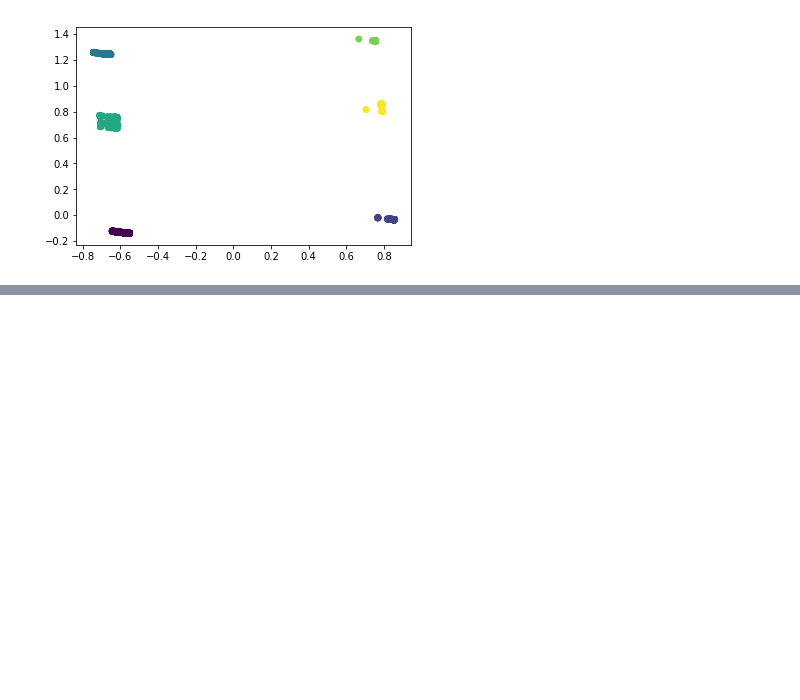
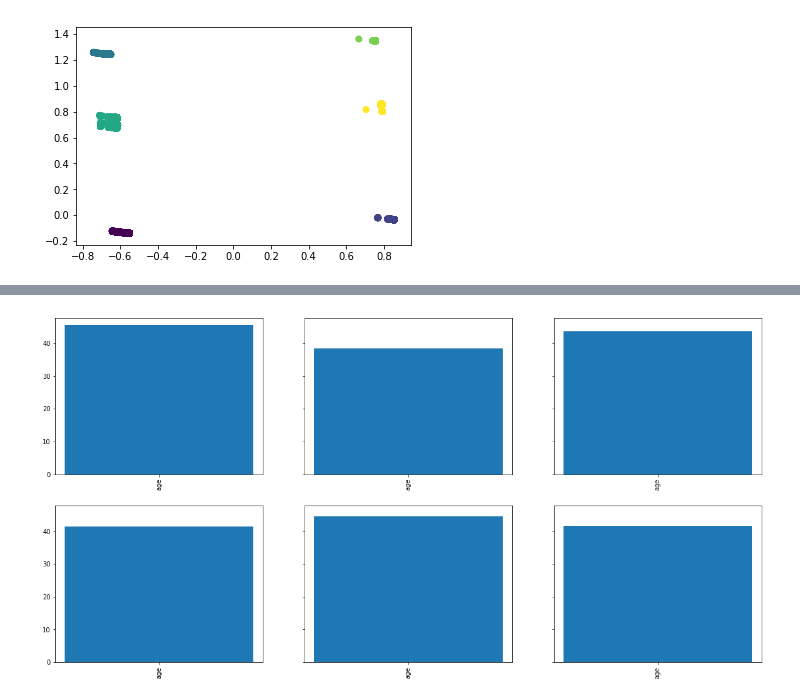
Before and after one commit to esthersweon/thinkful, a Jupyter notebook: main/unit_4/lesson_2_project_5.ipynb, the cells around one changed output, grey strips where cells are left out. Saved outputs shown, nothing was run; the diff lists cells and outputs as text; code cells hidden in the pictures; blank space fills up the shorter version.

```diff
--- a/main/unit_4/lesson_2_project_5.ipynb
+++ b/main/unit_4/lesson_2_project_5.ipynb
@@ -222,0 +204,14 @@ dtype: float64
+# %%
+f, axes = plt.subplots(2, 3, sharey=True, figsize=(20, 10))
+
+for rowIdx in range(2):
+    for colIdx in range(3):
+        cluster = all_clusters[rowIdx][colIdx].mean()
+        axes[rowIdx][colIdx].bar(cluster[['age']].index, height=cluster[['age']])
+
+        for tick in axes[rowIdx][colIdx].get_xticklabels():
+            tick.set_rotation(90)
+
+plt.show()
+# %% [output]
+[figure, added]
```
Also changed, not shown: parts of 17 cells of this notebook.
